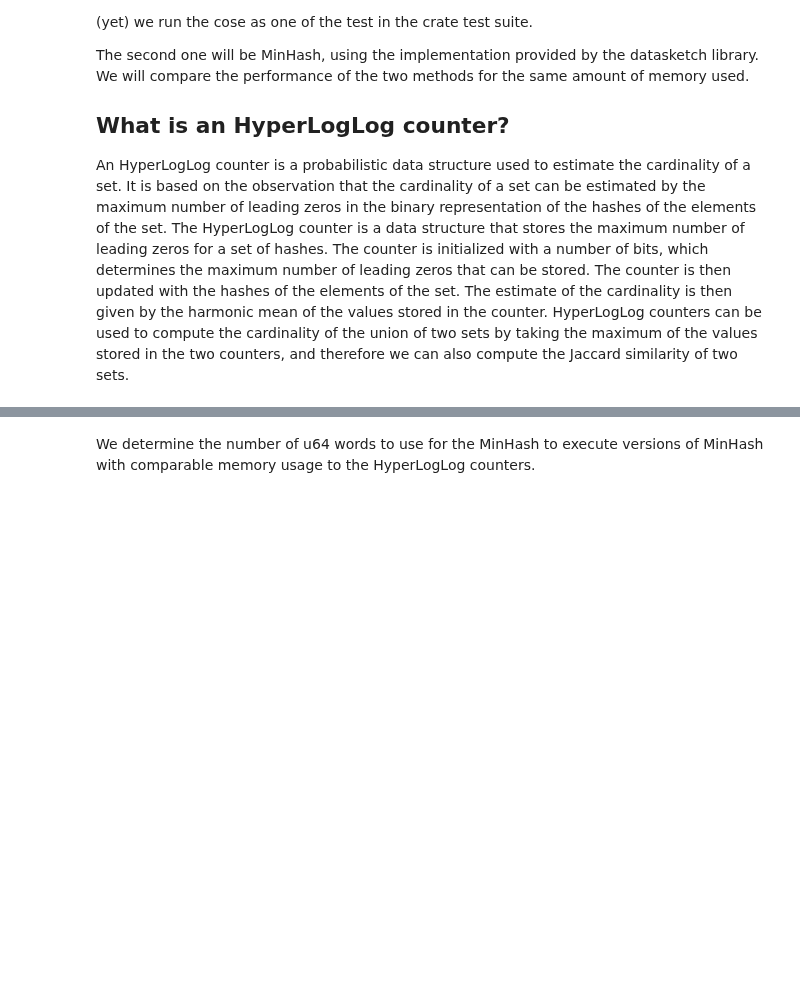
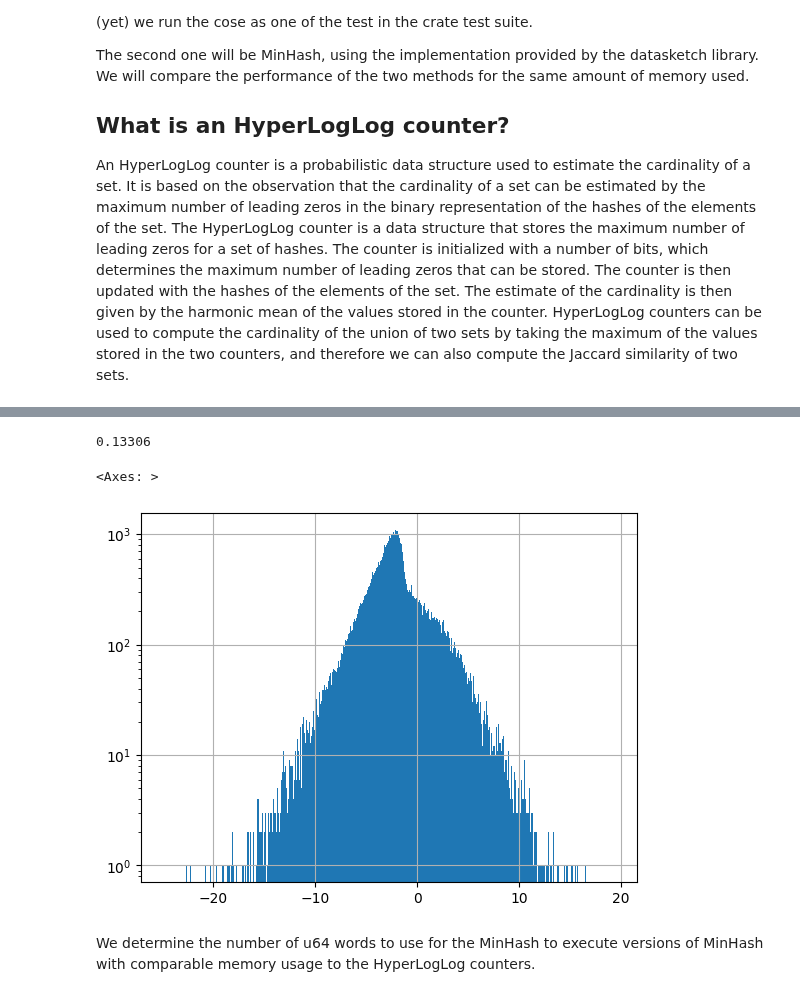
Before and after one commit to LucaCappelletti94/hyperloglog-rs, a Jupyter notebook: Union evaluations.ipynb, the cells around one changed output, grey strips where cells are left out. Drawn from its saved outputs; the diff is of its cells as text; code cells hidden in the pictures; blank space fills up the shorter version.

```diff
--- a/Union evaluations.ipynb
+++ b/Union evaluations.ipynb
@@ -28,3 +54,20 @@ df
+# %%
+import numpy as np
+
+df["mse_hll"] = (df.exact - df.hll)**2
+df["mse_nn"] = (df.exact - df.nn)**2
+df["mse_rates"] = np.log((df.exact - df.nn)**2 / (df.exact - df.hll)**2)
+
+(df["mse_rates"] > 1.0).mean()
+# %% [output]
+0.13306
+# %%
+import matplotlib.pyplot as plt
+df.mse_rates.hist(log=True, bins=1000)
+#plt.xscale("log")
+# %% [output]
+<Axes: >
+[figure, added]
 # %% [markdown]
 We determine the number of u64 words to use for the MinHash to execute versions of MinHash with comparable memory usage to the HyperLogLog counters.
 # %%
```
Also changed, not shown: parts of 5 cells of this notebook, 19 other files.
